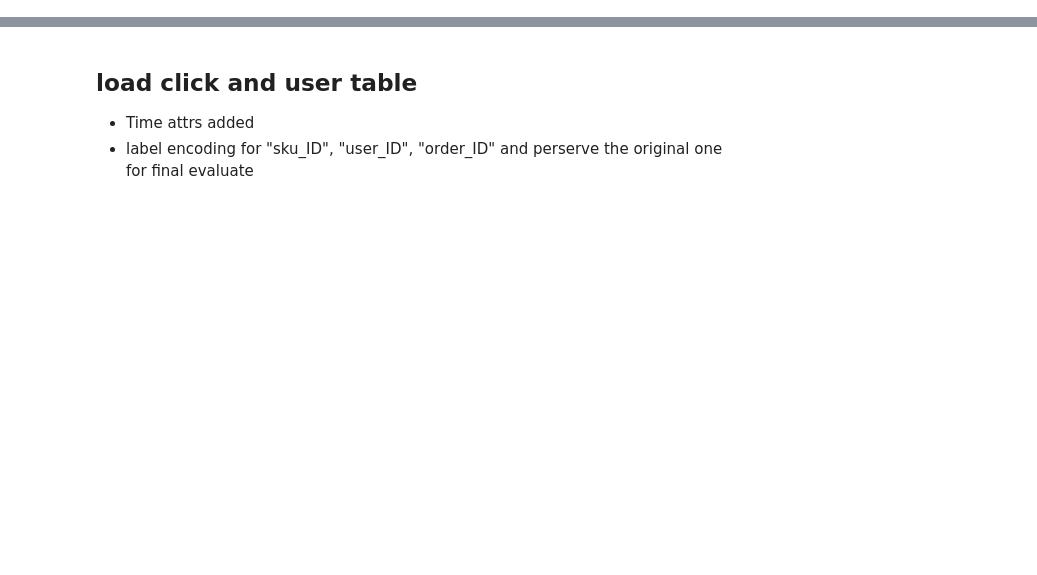
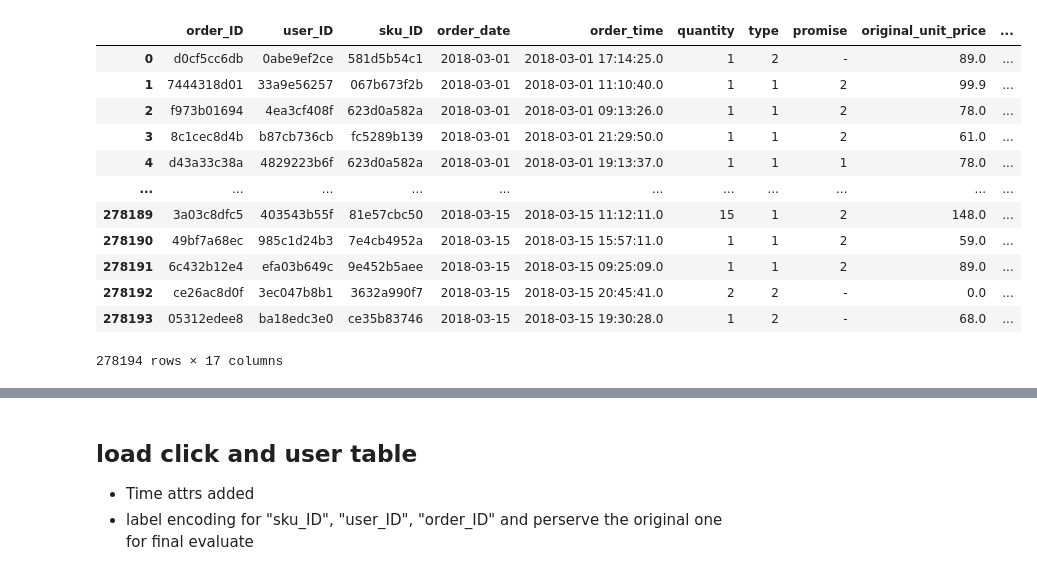
Before and after one commit to InscribeDeeper/RS_code, a Jupyter notebook: preprocessing/BIA810_Proj_CNN_RNN_baseline.ipynb, the cells around one changed output, grey strips where cells are left out. Cells and saved outputs as stored; diff of their text form; code cells hidden in the pictures; blank space fills up the shorter version.

```diff
--- a/preprocessing/BIA810_Proj_CNN_RNN_baseline.ipynb
+++ b/preprocessing/BIA810_Proj_CNN_RNN_baseline.ipynb
@@ -120,0 +614,16 @@ b.head()
+# %%
+dt
+# %% [output]
+|  | order_ID | user_ID | sku_ID | order_date | order_time | quantity | type | promise | original_unit_price | ... |
+| 0 | d0cf5cc6db | 0abe9ef2ce | 581d5b54c1 | 2018-03-01 | 2018-03-01 17:14:25.0 | 1 | 2 | - | 89.0 | ... |
+| 1 | 7444318d01 | 33a9e56257 | 067b673f2b | 2018-03-01 | 2018-03-01 11:10:40.0 | 1 | 1 | 2 | 99.9 | ... |
+| 2 | f973b01694 | 4ea3cf408f | 623d0a582a | 2018-03-01 | 2018-03-01 09:13:26.0 | 1 | 1 | 2 | 78.0 | ... |
+| 3 | 8c1cec8d4b | b87cb736cb | fc5289b139 | 2018-03-01 | 2018-03-01 21:29:50.0 | 1 | 1 | 2 | 61.0 | ... |
+| 4 | d43a33c38a | 4829223b6f | 623d0a582a | 2018-03-01 | 2018-03-01 19:13:37.0 | 1 | 1 | 1 | 78.0 | ... |
+| ... | ... | ... | ... | ... | ... | ... | ... | ... | ... | ... |
+| 278189 | 3a03c8dfc5 | 403543b55f | 81e57cbc50 | 2018-03-15 | 2018-03-15 11:12:11.0 | 15 | 1 | 2 | 148.0 | ... |
+| 278190 | 49bf7a68ec | 985c1d24b3 | 7e4cb4952a | 2018-03-15 | 2018-03-15 15:57:11.0 | 1 | 1 | 2 | 59.0 | ... |
+| 278191 | 6c432b12e4 | efa03b649c | 9e452b5aee | 2018-03-15 | 2018-03-15 09:25:09.0 | 1 | 1 | 2 | 89.0 | ... |
+| 278192 | ce26ac8d0f | 3ec047b8b1 | 3632a990f7 | 2018-03-15 | 2018-03-15 20:45:41.0 | 2 | 2 | - | 0.0 | ... |
+| 278193 | 05312edee8 | ba18edc3e0 | ce35b83746 | 2018-03-15 | 2018-03-15 19:30:28.0 | 1 | 2 | - | 68.0 | ... |
+278194 rows × 17 columns
```
Also changed, not shown: parts of 94 cells of this notebook, 10 other files.
